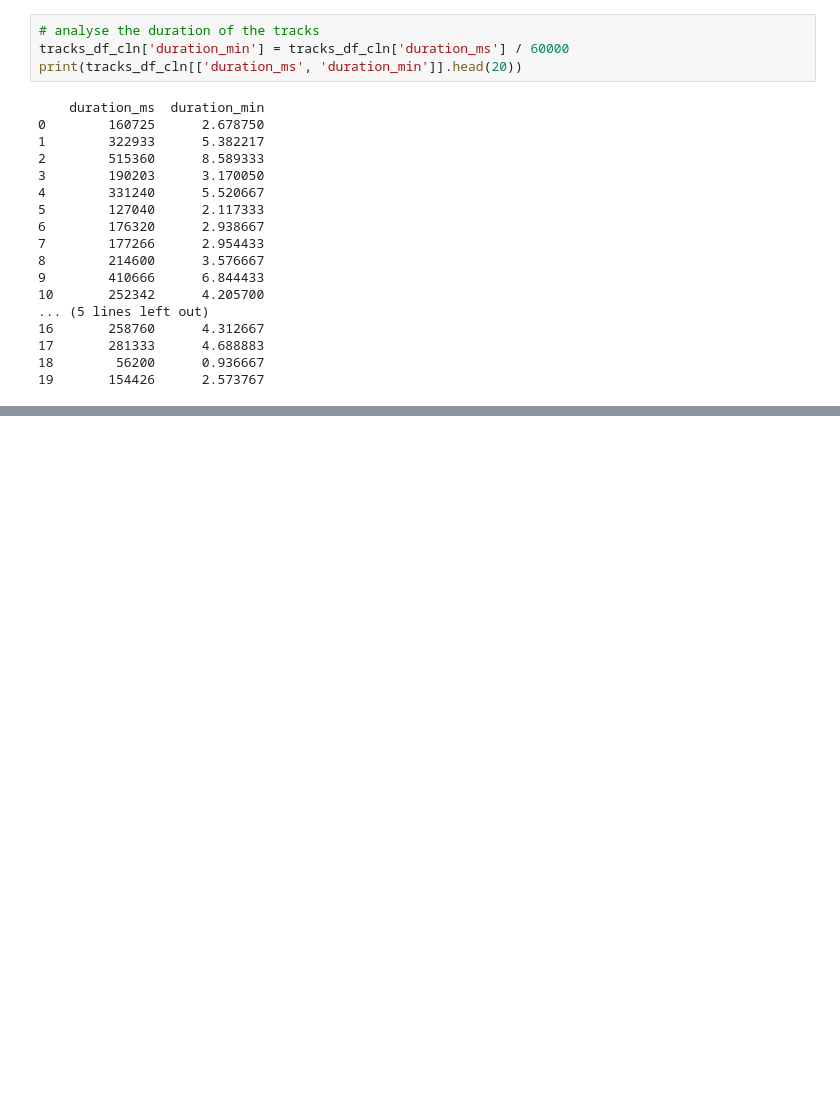
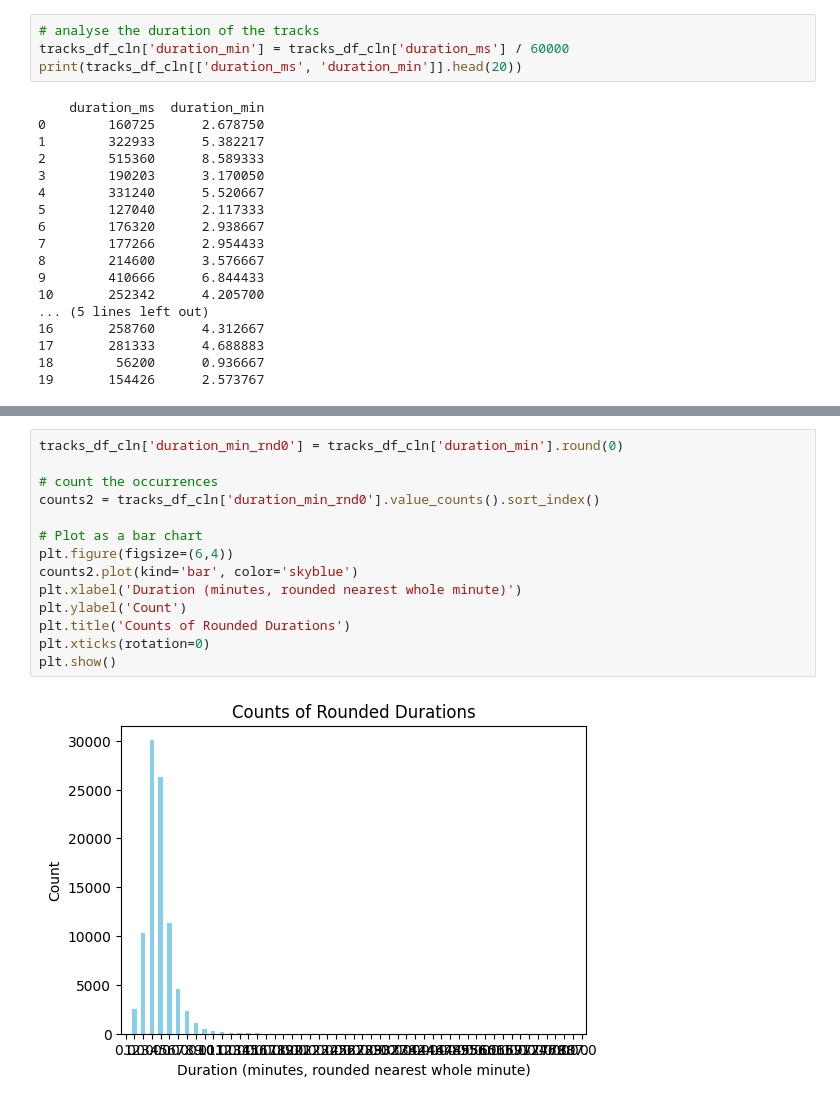
Before and after one commit to cathaldunne11/spotify_tracks, a Jupyter notebook: exploratory2.ipynb, the cells around one changed output, grey strips where cells are left out. Cells and saved outputs as stored; diff of their text form; blank space fills up the shorter version.

```diff
--- a/exploratory2.ipynb
+++ b/exploratory2.ipynb
@@ -458,0 +478,16 @@ print(tracks_df_cln[['duration_ms', 'duration_min']].head(20))
+# %%
+tracks_df_cln['duration_min_rnd0'] = tracks_df_cln['duration_min'].round(0)
+
+# count the occurrences
+counts2 = tracks_df_cln['duration_min_rnd0'].value_counts().sort_index()
+
+# Plot as a bar chart
+plt.figure(figsize=(6,4))
+counts2.plot(kind='bar', color='skyblue')
+plt.xlabel('Duration (minutes, rounded nearest whole minute)')
+plt.ylabel('Count')
+plt.title('Counts of Rounded Durations')
+plt.xticks(rotation=0)
+plt.show()
+# %% [output]
+[figure, added]
```
Also changed, not shown: parts of 34 cells of this notebook, 3 other files.
